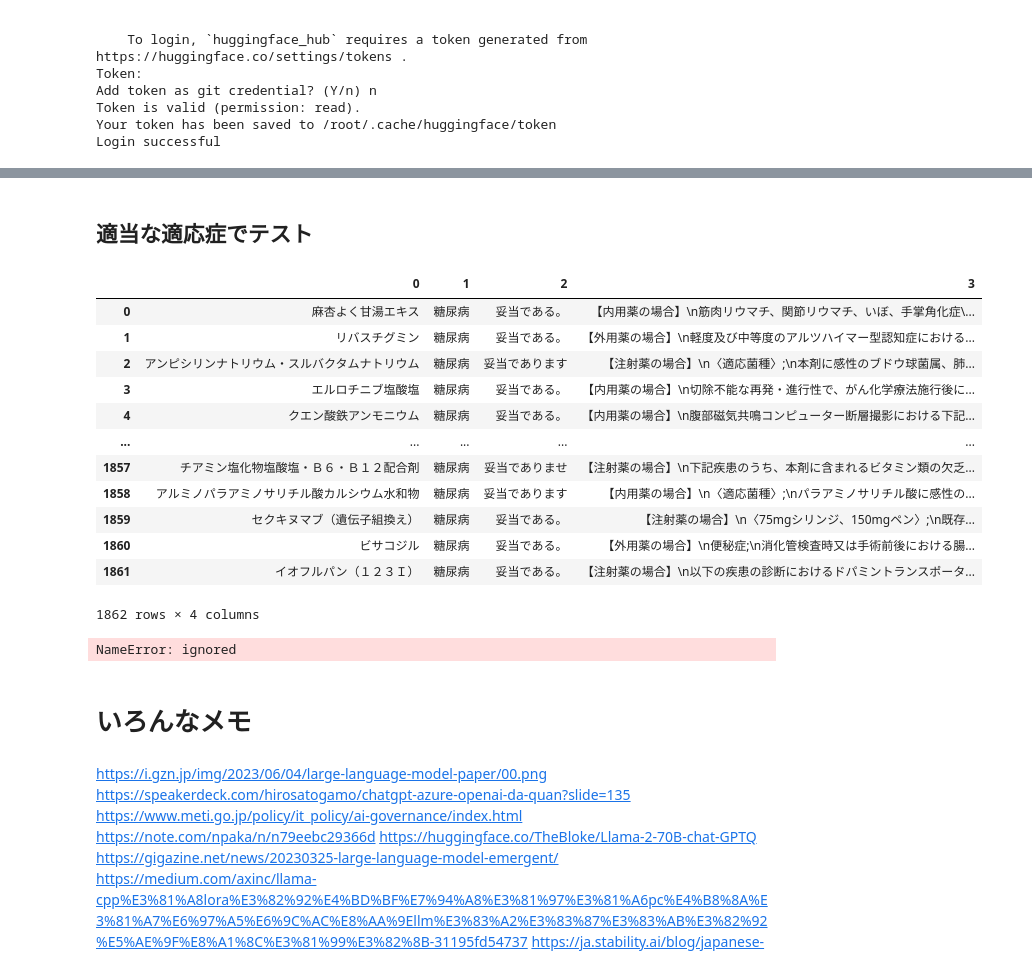
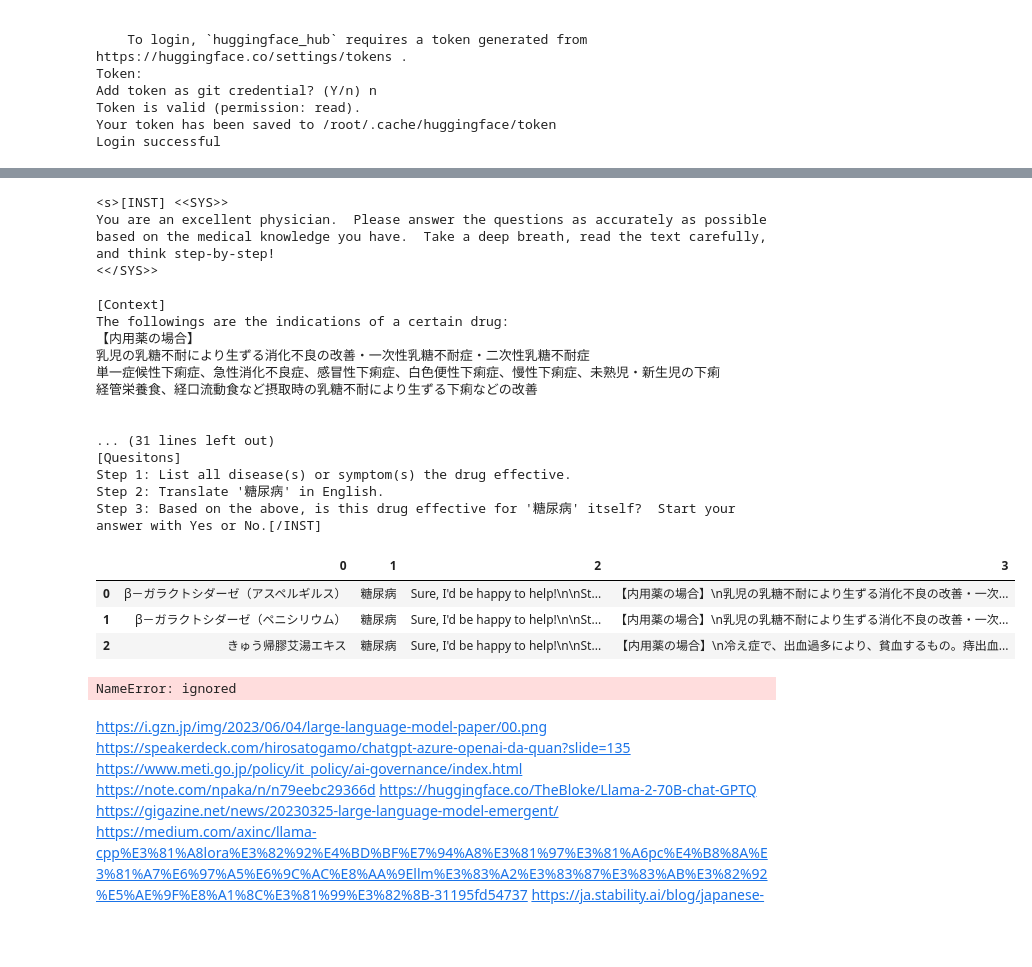
Before and after one commit to Takumi173/2023Test, a Jupyter notebook: JPMA2023_2_LLMの実行.ipynb, the cells around one changed output, grey strips where cells are left out. Cells and saved outputs as stored; diff of their text form; code cells hidden in the pictures; blank space fills up the shorter version.

Commit message:
Colaboratory を使用して作成しました

```diff
--- a/JPMA2023_2_LLMの実行.ipynb
+++ b/JPMA2023_2_LLMの実行.ipynb
@@ -3,10 +3,15 @@
 # %% [markdown]
 # プログラム
 # %%
-from google.colab import drive
-drive.mount('/content/drive')
+#from google.colab import drive
+#drive.mount('/content/drive')
+
+#!wget https://github.com/Takumi173/2023Test/releases/download/pkl/Label_JP_US.pkl
+!wget https://github.com/Takumi173/2023Test/releases/download/20231026/Label_JP.pkl
 
 import pickle
 
-with open('/content/drive/MyDrive/JPMA2023/PMDA_SGML_XML/Label_JP_US.pkl', 'rb') as f:
+#with open('/content/drive/MyDrive/JPMA2023/PMDA_SGML_XML/Label_JP_US.pkl', 'rb') as f:
+#with open('Label_JP_US.pkl', 'rb') as f:
+with open('Label_JP.pkl', 'rb') as f:
   Label_JP_US = pickle.load(f)
@@ -333,56 +253,80 @@ def GeneratePrediction (medication, indication, model_id = model_id, Lang = Lang
-# %% [markdown]
-## 適当な適応症でテスト
 # %%
-seed = 1111
+seed = 9876
 
 #SampleLists = list(set(Label_JP_US["成分名"].sample(10, random_state = seed).values.tolist()))
-SampleLists = list(set(Label_JP_US["成分名"].values.tolist()))
+SortedList = sorted(list(set(Label_JP_US["成分名"].values.tolist())))
+
+#SampleLists = SortedList
+
+SampleLists = SortedList[:3]
+#SampleLists = SortedList[299:600]
+#SampleLists = SortedList[599:900]
+#SampleLists = SortedList[899:1200]
+#SampleLists = SortedList[1199:1500]
+#SampleLists = SortedList[1499:]
 # %%
 import pandas as pd
 import warnings
 warnings.simplefilter('ignore')
 
 from tqdm.auto import tqdm
+import gc
+def flush():
+  gc.collect()
+  torch.cuda.empty_cache()
+  torch.cuda.reset_peak_memory_stats()
+flush()
 
 Anss = []
 for i in tqdm(SampleLists):
   Ans = []
   TargetIndication = "糖尿病"
-  x = GeneratePrediction(i, TargetIndication)
-  Answer = x.split("@\n")[-1].strip()
+  Answer = GeneratePrediction(i, TargetIndication)
+
+#  print(Answer)
+  flush()
 
   Ans.append(i)
   Ans.append(TargetIndication)
   Ans.append(Answer)
   Ans.append(getIndications_Ja(i, wurl=True))
   Anss.append(Ans)
 
 #  print(f"*** {i} ***")
   '''
   print(f"Medication: {TargetMedication}")
   print(f"Indication: {TargetIndication}")
   print(f"Prediction: {Answer}\n")
   print(Anss)
   '''
 
-AnssDF = pd.DataFrame(Anss)
+  AnssDF = pd.DataFrame(Anss)
 AnssDF.to_csv("Results_"+model_id.replace("/","_")+".csv")
-AnssDF.to_csv("/content/drive/MyDrive/JPMA2023/Results_"+model_id.replace("/","_")+".csv")
+#AnssDF.to_csv("/content/drive/MyDrive/JPMA2023/Results_"+model_id.replace("/","_")+"_0930.csv")
+#AnssDF.to_csv("/content/drive/MyDrive/JPMA2023/Results_"+model_id.replace("/","_")+"_4bit.csv")
 pd.DataFrame(AnssDF)
 # %% [output]
+<s>[INST] <<SYS>>
+You are an excellent physician.  Please answer the questions as accurately as possible based on the medical knowledge you have.  Take a deep breath, read the text carefully, and think step-by-step!
+<</SYS>>
+
+[Context]
+The followings are the indications of a certain drug:
+【内用薬の場合】
+乳児の乳糖不耐により生ずる消化不良の改善・一次性乳糖不耐症・二次性乳糖不耐症
+単一症候性下痢症、急性消化不良症、感冒性下痢症、白色便性下痢症、慢性下痢症、未熟児・新生児の下痢
+経管栄養食、経口流動食など摂取時の乳糖不耐により生ずる下痢などの改善
+
+
+... (31 lines left out)
+[Quesitons]
+Step 1: List all disease(s) or symptom(s) the drug effective.
+Step 2: Translate '糖尿病' in English.
+Step 3: Based on the above, is this drug effective for '糖尿病' itself?  Start your answer with Yes or No.[/INST]
 |  | 0 | 1 | 2 | 3 |
-| 0 | 麻杏よく甘湯エキス | 糖尿病 | 妥当である。 | 【内用薬の場合】\n筋肉リウマチ、関節リウマチ、いぼ、手掌角化症\... |
-| 1 | リバスチグミン | 糖尿病 | 妥当である。 | 【外用薬の場合】\n軽度及び中等度のアルツハイマー型認知症における... |
-| 2 | アンピシリンナトリウム・スルバクタムナトリウム | 糖尿病 | 妥当であります | 【注射薬の場合】\n〈適応菌種〉;\n本剤に感性のブドウ球菌属、肺... |
-| 3 | エルロチニブ塩酸塩 | 糖尿病 | 妥当である。 | 【内用薬の場合】\n切除不能な再発・進行性で、がん化学療法施行後に... |
-| 4 | クエン酸鉄アンモニウム | 糖尿病 | 妥当である。 | 【内用薬の場合】\n腹部磁気共鳴コンピューター断層撮影における下記... |
-| ... | ... | ... | ... | ... |
-| 1857 | チアミン塩化物塩酸塩・Ｂ６・Ｂ１２配合剤 | 糖尿病 | 妥当でありませ | 【注射薬の場合】\n下記疾患のうち、本剤に含まれるビタミン類の欠乏... |
-| 1858 | アルミノパラアミノサリチル酸カルシウム水和物 | 糖尿病 | 妥当であります | 【内用薬の場合】\n〈適応菌種〉;\nパラアミノサリチル酸に感性の... |
-| 1859 | セクキヌマブ（遺伝子組換え） | 糖尿病 | 妥当である。 | 【注射薬の場合】\n〈75mgシリンジ、150mgペン〉;\n既存... |
-| 1860 | ビサコジル | 糖尿病 | 妥当である。 | 【外用薬の場合】\n便秘症;\n消化管検査時又は手術前後における腸... |
-| 1861 | イオフルパン（１２３Ｉ） | 糖尿病 | 妥当である。 | 【注射薬の場合】\n以下の疾患の診断におけるドパミントランスポータ... |
+| 0 | β－ガラクトシダーゼ（アスペルギルス） | 糖尿病 | Sure, I'd be happy to help!\n\nSt... | 【内用薬の場合】\n乳児の乳糖不耐により生ずる消化不良の改善・一次... |
+| 1 | β－ガラクトシダーゼ（ペニシリウム） | 糖尿病 | Sure, I'd be happy to help!\n\nSt... | 【内用薬の場合】\n乳児の乳糖不耐により生ずる消化不良の改善・一次... |
+| 2 | きゅう帰膠艾湯エキス | 糖尿病 | Sure, I'd be happy to help!\n\nSt... | 【内用薬の場合】\n冷え症で、出血過多により、貧血するもの。痔出血... |
-1862 rows × 4 columns
 # %%
 stopflg
 # %% [output]
@@ -456,2 +333,0 @@ print(sequences[0]["generated_text"])
-# %% [markdown]
-# いろんなメモ
```
Also changed, not shown: parts of 24 cells of this notebook.
